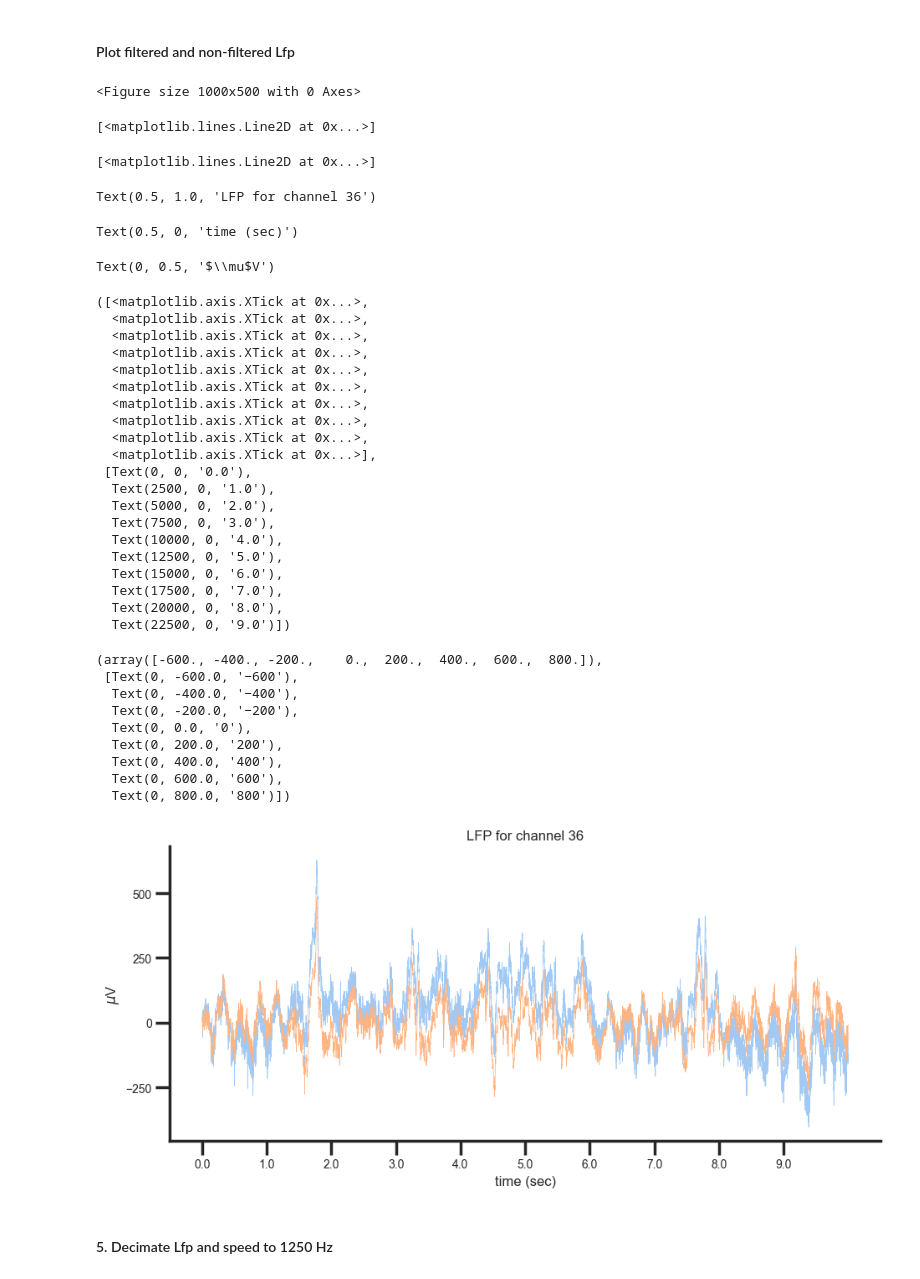
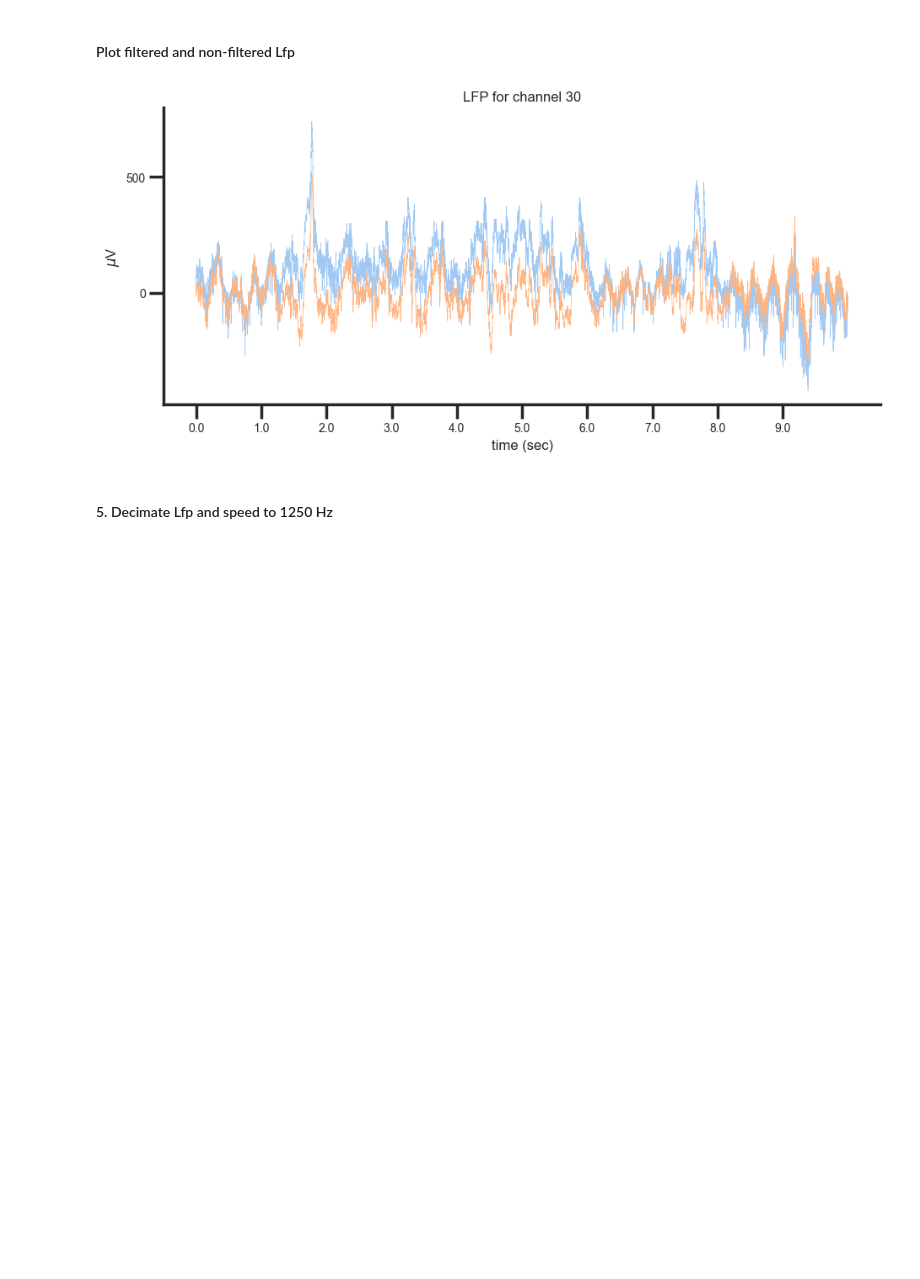
Before and after one commit to gdelfe/Ketamine_effects_on_the_brain, a Jupyter notebook: python/Neurotar_Ketamine_LFPs_analysis-v4.ipynb, the cells around one changed output. Saved outputs shown, nothing was run; the diff lists cells and outputs as text; code cells hidden in the pictures; blank space fills up the shorter version.

```diff
--- a/python/Neurotar_Ketamine_LFPs_analysis-v4.ipynb
+++ b/python/Neurotar_Ketamine_LFPs_analysis-v4.ipynb
@@ -440,67 +482,32 @@ lfp_filt_B.shape
 # %%
 InteractiveShell.ast_node_interactivity = "last"
 
 N = 2500  # sampling rate
 L_start = 0*N # start of time series in sec
 L_end = 10*N # end of time series
 T = 1*N # xtick period
 
 lfp_scaled = lfp_scaled_M
 lfp_filt = lfp_filt_M
 
-ch = 36
+ch = 30
 plt.figure(figsize=(10,5))
 plt.plot(lfp_scaled[L_start:L_end,ch],linewidth=0.5)
 plt.plot(lfp_filt[L_start:L_end,ch],linewidth=0.5)
 # plt.plot(lfp_filt_B2[L_start:L_end,ch],linewidth=0.5)
 plt.title(f'LFP for channel {ch}',fontsize=12)
 plt.xlabel('time (sec)',fontsize=12)
 plt.ylabel('$\mu$V',fontsize=12)
 
 
 xticks = np.arange(0,L_end-L_start, step=T)
 plt.xticks(ticks=xticks, labels=[str(i/N) for i in xticks],fontsize=10)
 plt.yticks(fontsize=10)
 # print(xticks)
 plt.tight_layout()
 plt.show()
 # %% [output]
-<Figure size 1000x500 with 0 Axes>
-[<matplotlib.lines.Line2D at 0x...>]
-[<matplotlib.lines.Line2D at 0x...>]
-Text(0.5, 1.0, 'LFP for channel 36')
-Text(0.5, 0, 'time (sec)')
-Text(0, 0.5, '$\\mu$V')
-([<matplotlib.axis.XTick at 0x...>,
-  <matplotlib.axis.XTick at 0x...>,
-  <matplotlib.axis.XTick at 0x...>,
-  <matplotlib.axis.XTick at 0x...>,
-  <matplotlib.axis.XTick at 0x...>,
-  <matplotlib.axis.XTick at 0x...>,
-  <matplotlib.axis.XTick at 0x...>,
-  <matplotlib.axis.XTick at 0x...>,
-  <matplotlib.axis.XTick at 0x...>,
-  <matplotlib.axis.XTick at 0x...>],
- [Text(0, 0, '0.0'),
-  Text(2500, 0, '1.0'),
-  Text(5000, 0, '2.0'),
-  Text(7500, 0, '3.0'),
-  Text(10000, 0, '4.0'),
-  Text(12500, 0, '5.0'),
-  Text(15000, 0, '6.0'),
-  Text(17500, 0, '7.0'),
-  Text(20000, 0, '8.0'),
-  Text(22500, 0, '9.0')])
-(array([-600., -400., -200.,    0.,  200.,  400.,  600.,  800.]),
- [Text(0, -600.0, '−600'),
-  Text(0, -400.0, '−400'),
-  Text(0, -200.0, '−200'),
-  Text(0, 0.0, '0'),
-  Text(0, 200.0, '200'),
-  Text(0, 400.0, '400'),
-  Text(0, 600.0, '600'),
-  Text(0, 800.0, '800')])
-[figure, old version]
+[figure, new version]
 # %% [markdown]
 #### 5. Decimate Lfp and speed to 1250 Hz
 # %%
```
Also changed, not shown: parts of 2 cells of this notebook, 3 other files.
